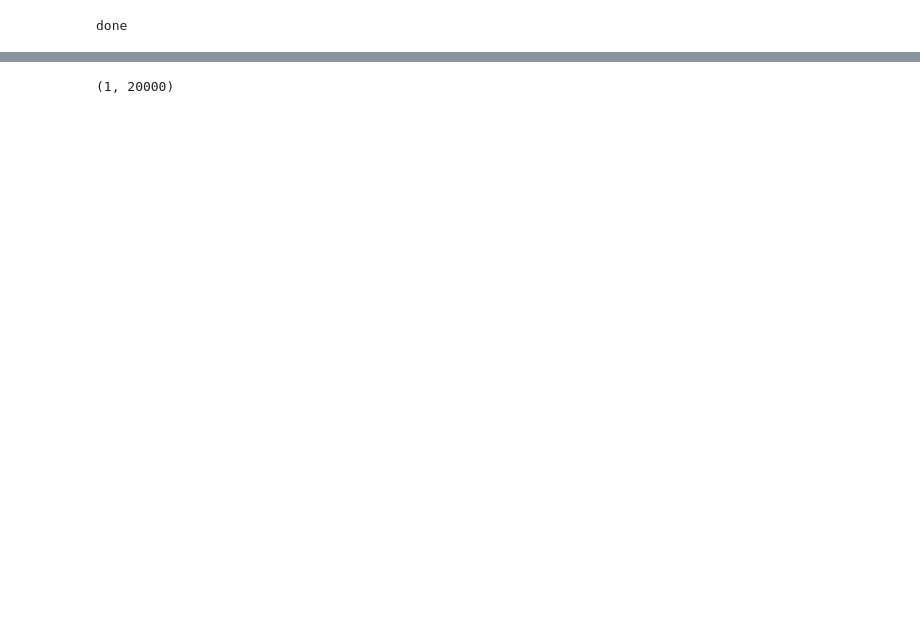
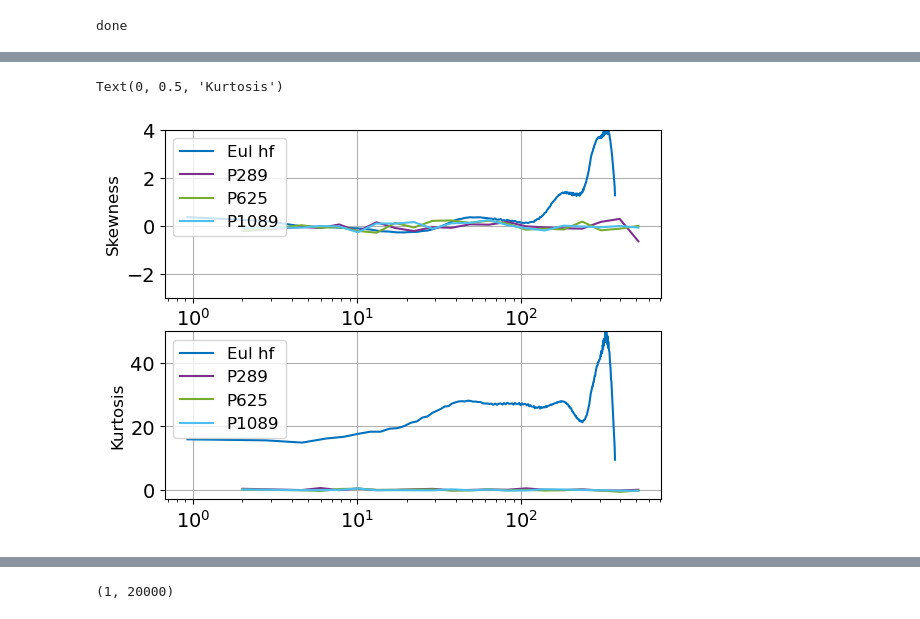
Before and after one commit to zsm1-hub/China_Israel, a Jupyter notebook: Fig4_Guassian_bootstrap.ipynb, the cells around one changed output, grey strips where cells are left out. Saved outputs shown, nothing was run; the diff lists cells and outputs as text; code cells hidden in the pictures; blank space fills up the shorter version.

```diff
--- a/Fig4_Guassian_bootstrap.ipynb
+++ b/Fig4_Guassian_bootstrap.ipynb
@@ -330,3 +370,26 @@ plt.hist((w_sf3_1089[:, iu])/np.std(w_sf3_1089[:, iu]), bins=D3b_bins, alpha=0.3
+# %%
+plt.subplot(2,1,1)
+plt.semilogx(R*1e-3, skew(SF3_w_E, axis=0), linewidth=1.5,color=colorsmap[0], label='Eul hf')
+plt.semilogx(dist_axis*1e-3, skew(w_sf3_289, axis=0), linewidth=1.5,color=colorsmap[3], label='P289')
+plt.semilogx(dist_axis*1e-3, skew(w_sf3_625, axis=0), linewidth=1.5,color=colorsmap[4], label='P625')
+plt.semilogx(dist_axis*1e-3, skew(w_sf3_1089, axis=0), linewidth=1.5,color=colorsmap[5], label='P1089')
+plt.legend()
+plt.grid(True)
+plt.ylabel('Skewness')
+plt.ylim([-3,4])
+
+plt.subplot(2,1,2)
+plt.semilogx(R*1e-3, kurtosis(SF3_w_E, fisher=True, axis=0), linewidth=1.5,color=colorsmap[0], label='Eul hf')
+plt.semilogx(dist_axis*1e-3, kurtosis(w_sf3_289, fisher=True, axis=0), linewidth=1.5,color=colorsmap[3], label='P289')
+plt.semilogx(dist_axis*1e-3, kurtosis(w_sf3_625, fisher=True, axis=0), linewidth=1.5,color=colorsmap[4], label='P625')
+plt.semilogx(dist_axis*1e-3, kurtosis(w_sf3_1089, fisher=True, axis=0), linewidth=1.5,color=colorsmap[5], label='P1089')
+plt.legend()
+plt.grid(True)
+plt.ylim([-3,50])
+plt.ylabel('Kurtosis')
+# %% [output]
+Text(0, 0.5, 'Kurtosis')
+[figure, added]
 # %%
 import matplotlib.pyplot as plt
 import numpy as np
```
Also changed, not shown: parts of 14 cells of this notebook, 4 other files.
